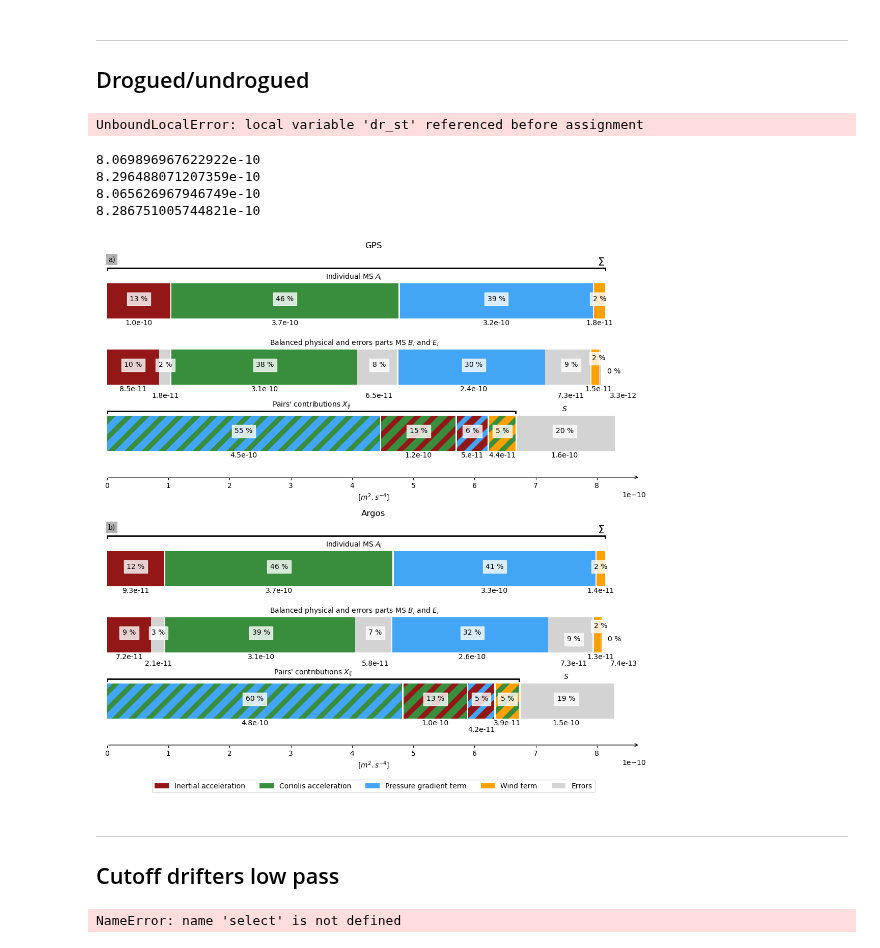
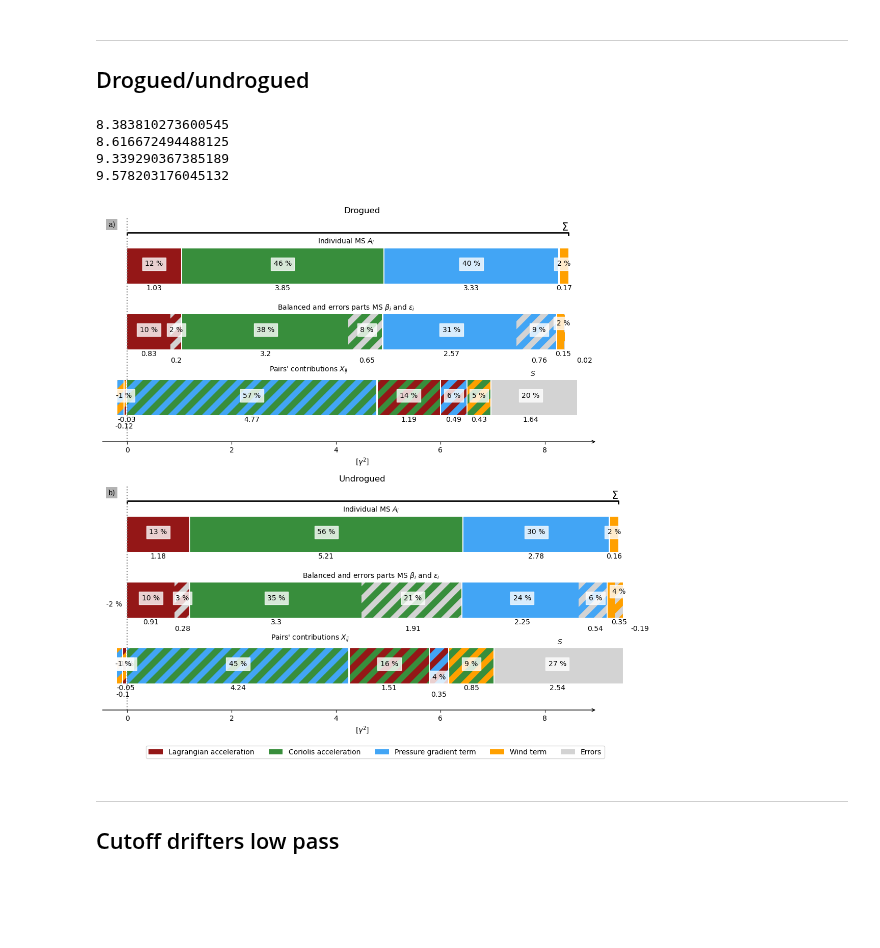
Before and after one commit to margot-demol/historical_analysis, a Jupyter notebook: 1_both_GPS_ARGOS_drogued/20_diag_gpsargos_droguedundrogued_cutoff.ipynb, the cells around one changed output. Drawn from its saved outputs; the diff is of its cells as text; code cells hidden in the pictures; blank space fills up the shorter version.

```diff
--- a/1_both_GPS_ARGOS_drogued/20_diag_gpsargos_droguedundrogued_cutoff.ipynb
+++ b/1_both_GPS_ARGOS_drogued/20_diag_gpsargos_droguedundrogued_cutoff.ipynb
@@ -374,45 +374,40 @@ fig.tight_layout(rect=[0, 0.03, 1, 1])  # left, bottom, right, top (default is 0
 # %% [markdown]
 _______
 ## Drogued/undrogued
-# %%
-dfdrogued = df_alg.mean()
-dfundrogued = pd.read_csv(path(comb_25, "both", False, DL, DT)).mean()
-# %% [output]
-UnboundLocalError: local variable 'dr_st' referenced before assignment
 # %%
 fig, axs = plt.subplots(
     nrows=2,
     ncols=1,
     figsize=(11, 11),
     frameon=False,
 )
 
-synthetic_figure(dfdrogued, axs[0], xlim=8.7e-10)
-synthetic_figure(dfundrogued, axs[1], xlim=8.7e-10, aviso=True)
+synthetic_figure(df_alg, axs[0], xlim=9)
+synthetic_figure(df_und, axs[1], xlim=9, aviso=True)
 
 axs[0].set_title("Drogued")
 axs[1].set_title("Undrogued")
 
 handles, labels = axs[0].get_legend_handles_labels()
 
 put_fig_letter(fig, axs[0], "a")
 put_fig_letter(fig, axs[1], "b")
 fig.legend(handles, labels, ncol=5, loc="lower center")
 fig.tight_layout(rect=[0, 0.03, 1, 1])  # left, bottom, right, top (default is 0,0,1,1)
 # fig.savefig('../images_all/synth_samex_alti.png',bbox_inches='tight',   dpi=300)
 # fig.savefig('../images_all/synth_samex_alti.jpeg',bbox_inches='tight',   dpi=300)
 # %% [output]
-8.069896967622922e-10
-8.296488071207359e-10
-8.065626967946749e-10
-8.286751005744821e-10
+8.383810273600545
+8.616672494488125
+9.339290367385189
+9.578203176045132
-[figure, old version]
+[figure, new version]
 # %% [markdown]
 _______
 ## Cutoff drifters low pass
 # %%
 # cutoff
-df25 = df_drogued
+df25 = df_alg
 
 comb_25 = {
     "ACC": "drifter_acc_x_25",
@@ -438,8 +433,6 @@ comb_no = {
     "ggx": "alti_ggx_adt_filtered_ocean_tide_internal_tide",
     "wd": "es_cstrio_z15_drifter_wd_x",
 }
-# %% [output]
-NameError: name 'select' is not defined
 # %%
 fig, axs = plt.subplots(
     nrows=2,
```
Also changed, not shown: parts of 6 cells of this notebook, 4 other files.
